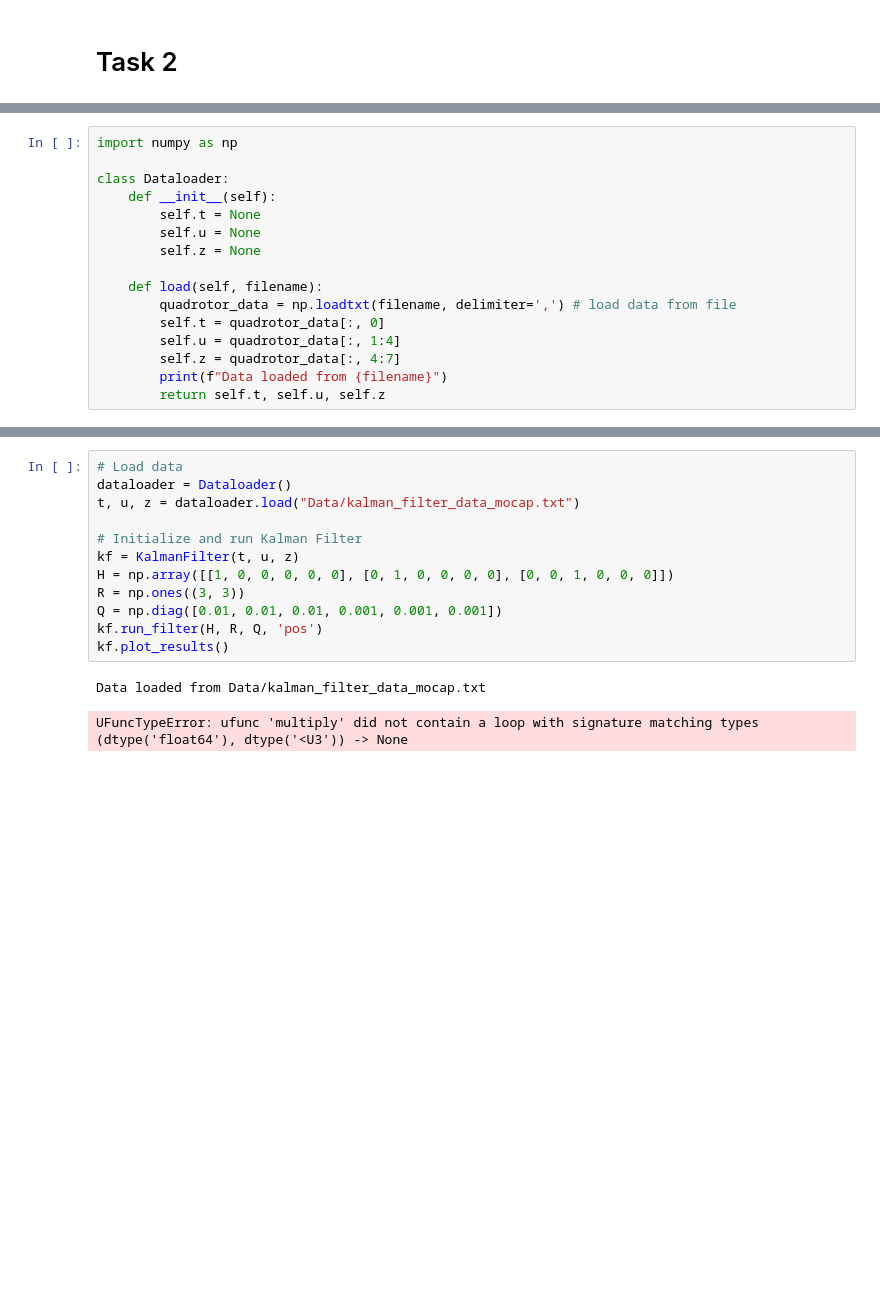
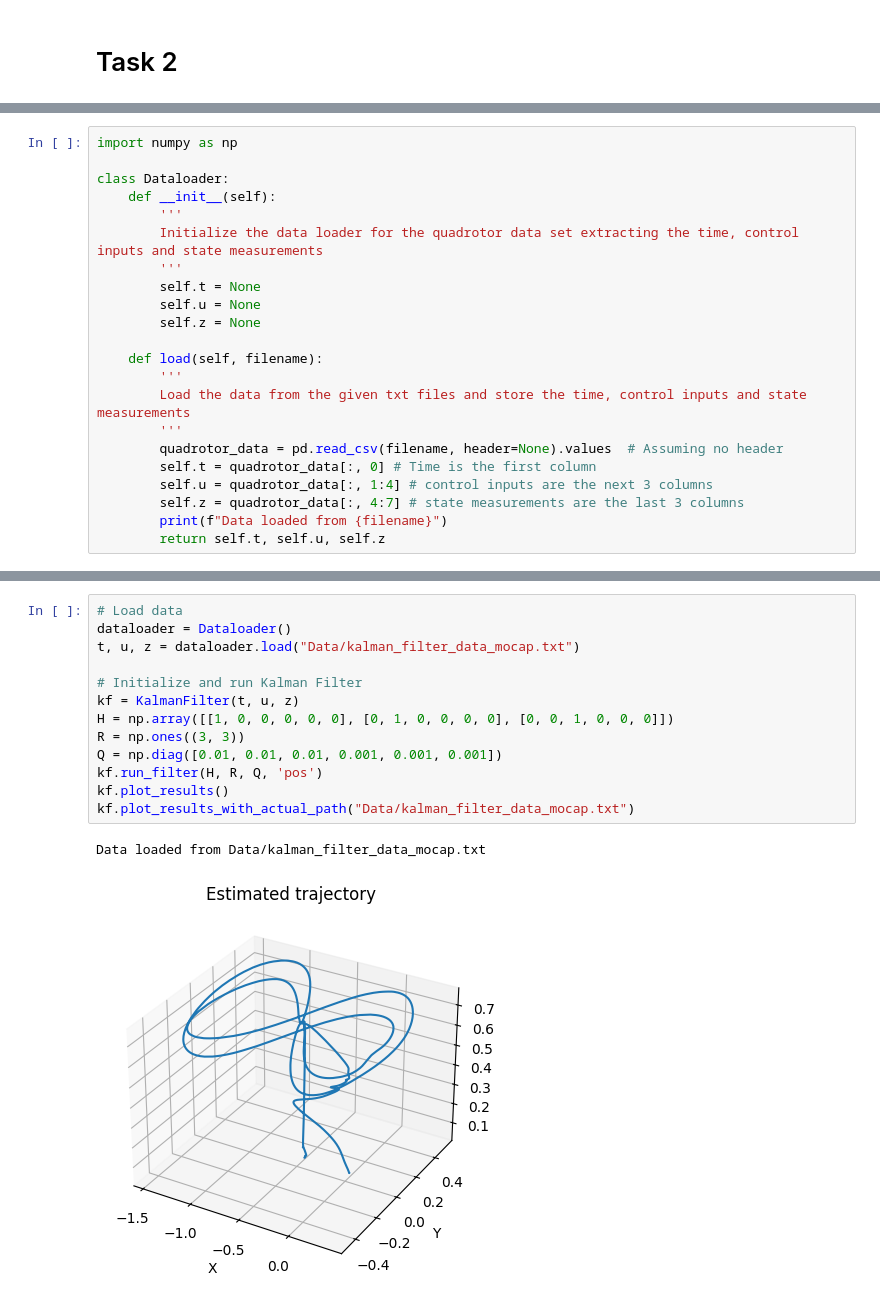
Before and after one commit to harshal-14/Advanced_Navigation, a Jupyter notebook: Kalman_filter/Kalman_filter_HW2_Harshal.ipynb, the cells around one changed output, grey strips where cells are left out. Saved outputs shown, nothing was run; the diff lists cells and outputs as text; blank space fills up the shorter version.

Commit message:
Fixed errors in Matrix multiplication

```diff
--- a/Kalman_filter/Kalman_filter_HW2_Harshal.ipynb
+++ b/Kalman_filter/Kalman_filter_HW2_Harshal.ipynb
@@ -10,14 +19,20 @@ import numpy as np
 
 class Dataloader:
     def __init__(self):
+        '''
+        Initialize the data loader for the quadrotor data set extracting the time, control inputs and state measurements
+        '''
         self.t = None
         self.u = None
         self.z = None
 
     def load(self, filename):
-        quadrotor_data = np.loadtxt(filename, delimiter=',') # load data from file
-        self.t = quadrotor_data[:, 0]
-        self.u = quadrotor_data[:, 1:4]
-        self.z = quadrotor_data[:, 4:7]
+        '''
+        Load the data from the given txt files and store the time, control inputs and state measurements
+        '''
+        quadrotor_data = pd.read_csv(filename, header=None).values  # Assuming no header
+        self.t = quadrotor_data[:, 0] # Time is the first column
+        self.u = quadrotor_data[:, 1:4] # control inputs are the next 3 columns
+        self.z = quadrotor_data[:, 4:7] # state measurements are the last 3 columns
         print(f"Data loaded from {filename}")
         return self.t, self.u, self.z
@@ -139,15 +189,16 @@ class KalmanFilter:
 # %%
 # Load data
 dataloader = Dataloader()
 t, u, z = dataloader.load("Data/kalman_filter_data_mocap.txt")
 
 # Initialize and run Kalman Filter
 kf = KalmanFilter(t, u, z)
 H = np.array([[1, 0, 0, 0, 0, 0], [0, 1, 0, 0, 0, 0], [0, 0, 1, 0, 0, 0]])
 R = np.ones((3, 3))
 Q = np.diag([0.01, 0.01, 0.01, 0.001, 0.001, 0.001])
 kf.run_filter(H, R, Q, 'pos')
 kf.plot_results()
+kf.plot_results_with_actual_path("Data/kalman_filter_data_mocap.txt")
 # %% [output]
 Data loaded from Data/kalman_filter_data_mocap.txt
-UFuncTypeError: ufunc 'multiply' did not contain a loop with signature matching types (dtype('float64'), dtype('<U3')) -> None
+[figure, added]
```
Also changed, not shown: parts of 9 cells of this notebook.
